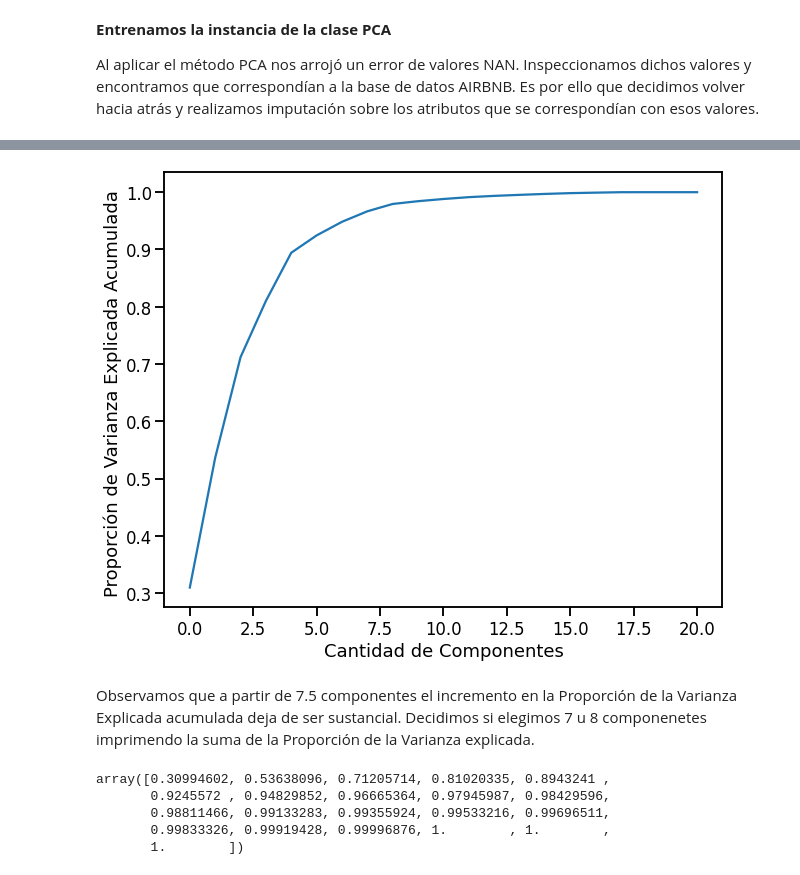
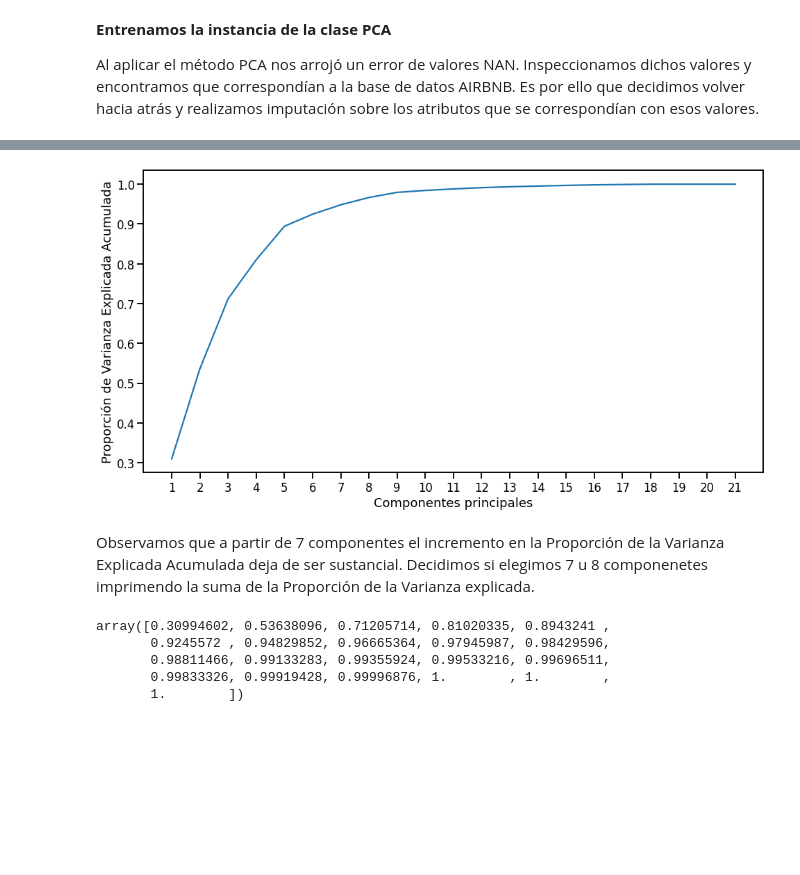
Before and after one commit to carolina-garay/AnalisisExploratorioYCuracion_Grupo32, a Jupyter notebook: AyC_Parte2__Garay_v5.ipynb, the cells around one changed output, grey strips where cells are left out. Cells and saved outputs as stored; diff of their text form; code cells hidden in the pictures; blank space fills up the shorter version.

```diff
--- a/AyC_Parte2__Garay_v5.ipynb
+++ b/AyC_Parte2__Garay_v5.ipynb
@@ -462,10 +442,6 @@ from sklearn.decomposition import PCA
 
 n_comp=21
 pca = PCA(n_comp)
-pca.fit(df_imp2)
-print("Principal components")
-print(pca.components_)
-print("Explained variance (Varianza Explicada) ")
-print(pca.explained_variance_)
-print("Explained variance ratio (Proporción de Varianza Explicada)")
-print(pca.explained_variance_ratio_)
+princ_comp = pca.fit(df_imp2)
+var_expl = pca.explained_variance_
+prop_var_expl = pca.explained_variance_ratio_
@@ -490,19 +448,15 @@ Principal components
 # %%
 #Graficamos la Proporción de Varianza Explicada acumulada para todas las componentes
-n_comp=21
-pca = PCA(n_comp)
-princ_comp = pca.fit(df_imp2)
-var_n = pca.explained_variance_ratio_
-eje_y=np.cumsum(var_n)
-fig = plt.figure(figsize=(10, 8))
-plt.plot(np.cumsum(var_n))
-plt.xlabel('Cantidad de Componentes')
-plt.ylabel('Proporción de Varianza Explicada Acumulada ')
+eje_y = np.cumsum(prop_var_expl)
+fig,ax = plt.subplots(figsize = [16,8])
+ax.plot([str(i) for i in range(1,n_comp+1)], eje_y)
+plt.xlabel('Componentes principales')
+plt.ylabel("Proporción de Varianza Explicada Acumulada")
 plt.show()
 # %% [output]
-[figure, old version]
+[figure, new version]
 # %% [markdown]
-Observamos que a partir de 7.5 componentes el incremento en la Proporción de la Varianza Explicada acumulada deja de ser sustancial. Decidimos si elegimos 7 u 8 componenetes imprimendo la suma de la Proporción de la Varianza explicada.
+Observamos que a partir de 7 componentes el incremento en la Proporción de la Varianza Explicada Acumulada deja de ser sustancial. Decidimos si elegimos 7 u 8 componenetes imprimendo la suma de la Proporción de la Varianza explicada.
 # %%
 #Imprimos la suma de la proporción de la varianza explicada para decidir
 #cantidad de componentes.
```
Also changed, not shown: parts of 12 cells of this notebook.
